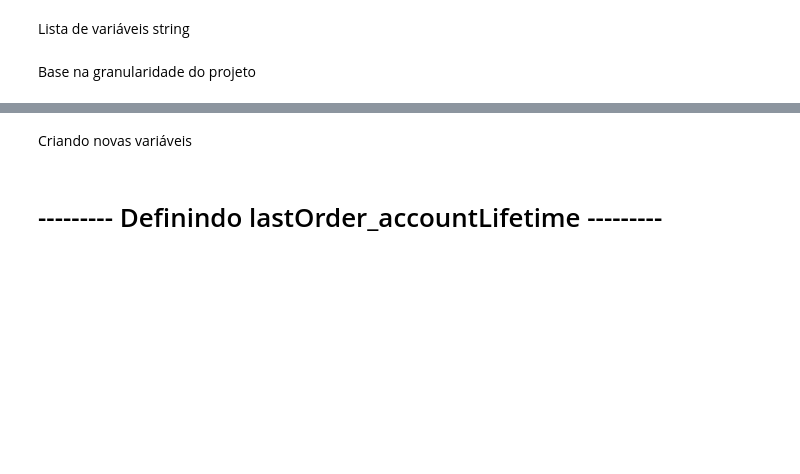
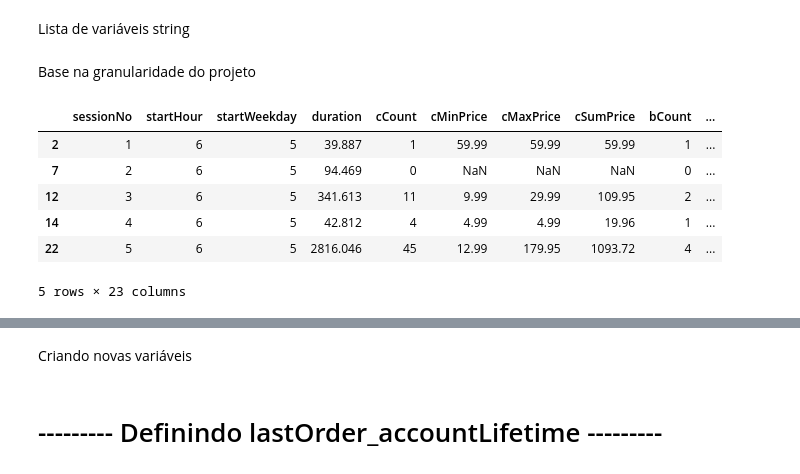
Before and after one commit to UendelC/variable-selection-project, a Jupyter notebook: projeto-2/pre-processing.ipynb, the cells around one changed output, grey strips where cells are left out. Drawn from its saved outputs; the diff is of its cells as text; code cells hidden in the pictures; blank space fills up the shorter version.

```diff
--- a/projeto-2/pre-processing.ipynb
+++ b/projeto-2/pre-processing.ipynb
@@ -63,7 +92,7 @@ list_customer_variables = [
 ]
 # %%
 def replaceValueMissing(df, columns, value):
-  removed = df[columns].replace('?', value)
+  removed = df[columns].replace(value, np.nan)
   for column in columns:
     df[column] = removed[column]
 
@@ -106,24 +135,34 @@ Base na granularidade do projeto
 # %%
 # Substituindo a string ? por np.nan em todas p/ todas as variáveis da base na granularidade do projeto
 
-transact_train_database_x = replaceValueMissing(transact_train_database_x.copy(), list_numeric_variables, np.nan)
-transact_train_database_x = replaceValueMissing(transact_train_database_x.copy(), list_string_variables, np.nan)
+transact_train_database_x = replaceValueMissing(transact_train_database_x.copy(), list_numeric_variables, '?')
+transact_train_database_x = replaceValueMissing(transact_train_database_x.copy(), list_string_variables, '?')
 
-transact_test_database_x = replaceValueMissing(transact_test_database_x.copy(), list_numeric_variables, np.nan)
-transact_test_database_x = replaceValueMissing(transact_test_database_x.copy(), list_string_variables, np.nan)
+transact_test_database_x = replaceValueMissing(transact_test_database_x.copy(), list_numeric_variables, '?')
+transact_test_database_x = replaceValueMissing(transact_test_database_x.copy(), list_string_variables, '?')
 
 transact_train_database_x = convertFloat(transact_train_database_x, list_numeric_variables)
 transact_test_database_x = convertFloat(transact_test_database_x, list_numeric_variables)
 
-# # Substituindo os missing values das variáveis numéricas pela média
-# transact_train_database_x = replaceMissingByMean(transact_train_database_x, list_numeric_variables)
-# transact_test_database_x = replaceMissingByMean(transact_test_database_x, list_numeric_variables)
-
-# transact_train_database_x = replaceValueMissing(transact_train_database_x, list_customer_variables, np.nan)
-# transact_test_database_x = replaceValueMissing(transact_test_database_x, list_customer_variables, np.nan)
-
-# Substituindo os missing values das variáveis String por um valor fixo
 transact_train_database_x = replaceMissingByFixedValue(transact_train_database_x, list_string_variables, 'ausente')
 transact_test_database_x = replaceMissingByFixedValue(transact_test_database_x, list_string_variables, 'ausente')
+
+# Altera também na base original
+
+transact_train_database = replaceValueMissing(transact_train_database, list_string_variables, '?')
+transact_train_database = replaceValueMissing(transact_train_database, list_numeric_variables, '?')
+transact_train_database = convertFloat(transact_train_database, list_numeric_variables)
+
+transact_test_database = replaceValueMissing(transact_test_database, list_string_variables, '?')
+transact_test_database = replaceValueMissing(transact_test_database, list_numeric_variables, '?')
+transact_test_database = convertFloat(transact_test_database, list_numeric_variables)
 # %%
-transact_train_database_x.head(10)
+transact_train_database_x.head()
+# %% [output]
+|  | sessionNo | startHour | startWeekday | duration | cCount | cMinPrice | cMaxPrice | cSumPrice | bCount | ... |
+| 2 | 1 | 6 | 5 | 39.887 | 1 | 59.99 | 59.99 | 59.99 | 1 | ... |
+| 7 | 2 | 6 | 5 | 94.469 | 0 | NaN | NaN | NaN | 0 | ... |
+| 12 | 3 | 6 | 5 | 341.613 | 11 | 9.99 | 29.99 | 109.95 | 2 | ... |
+| 14 | 4 | 6 | 5 | 42.812 | 4 | 4.99 | 4.99 | 19.96 | 1 | ... |
+| 22 | 5 | 6 | 5 | 2816.046 | 45 | 12.99 | 179.95 | 1093.72 | 4 | ... |
+5 rows × 23 columns
```
Also changed, not shown: parts of 31 cells of this notebook.
